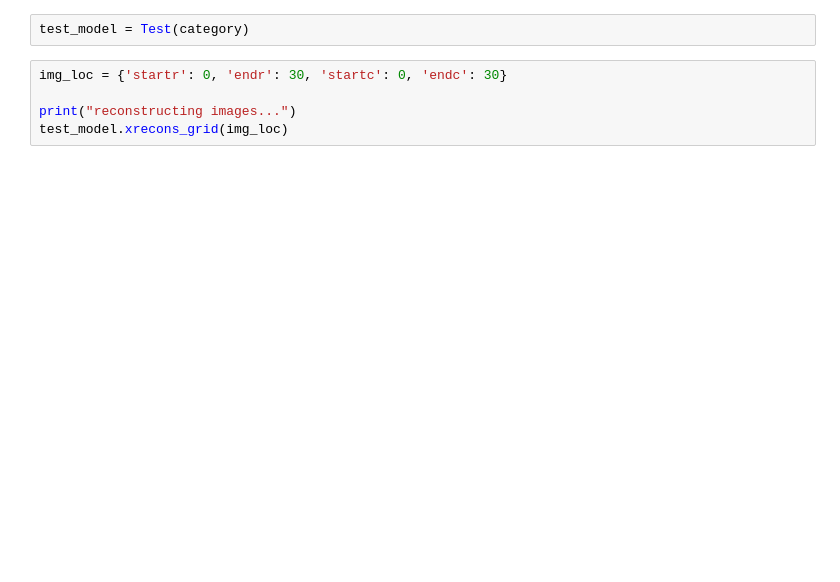
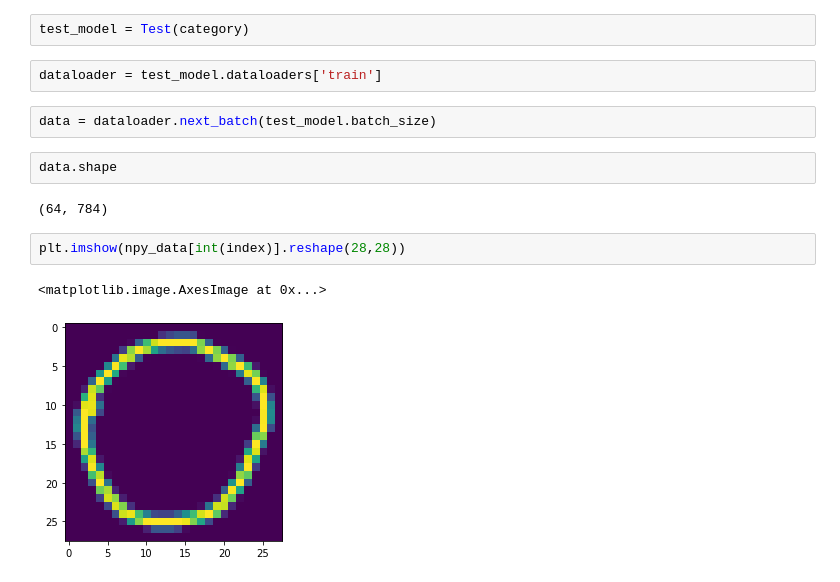
Before and after one commit to melodiCyb/sliver-maestro, a Jupyter notebook: notebooks/draw_moon.ipynb, the cells around one changed output. Cells and saved outputs as stored; diff of their text form; blank space fills up the shorter version.

```diff
--- a/notebooks/draw_moon.ipynb
+++ b/notebooks/draw_moon.ipynb
@@ -101,7 +159,15 @@ model.start(phase='train')
 # %%
 test_model = Test(category)
-# %%
-img_loc = {'startr': 0, 'endr': 30, 'startc': 0, 'endc': 30}
-
-print("reconstructing images...")
-test_model.xrecons_grid(img_loc)
+# %%
+dataloader = test_model.dataloaders['train']
+# %%
+data = dataloader.next_batch(test_model.batch_size)
+# %%
+data.shape
+# %% [output]
+(64, 784)
+# %%
+plt.imshow(npy_data[int(index)].reshape(28,28))
+# %% [output]
+<matplotlib.image.AxesImage at 0x...>
+[figure, added]
```
Also changed, not shown: parts of 15 cells of this notebook, 2 other files.
